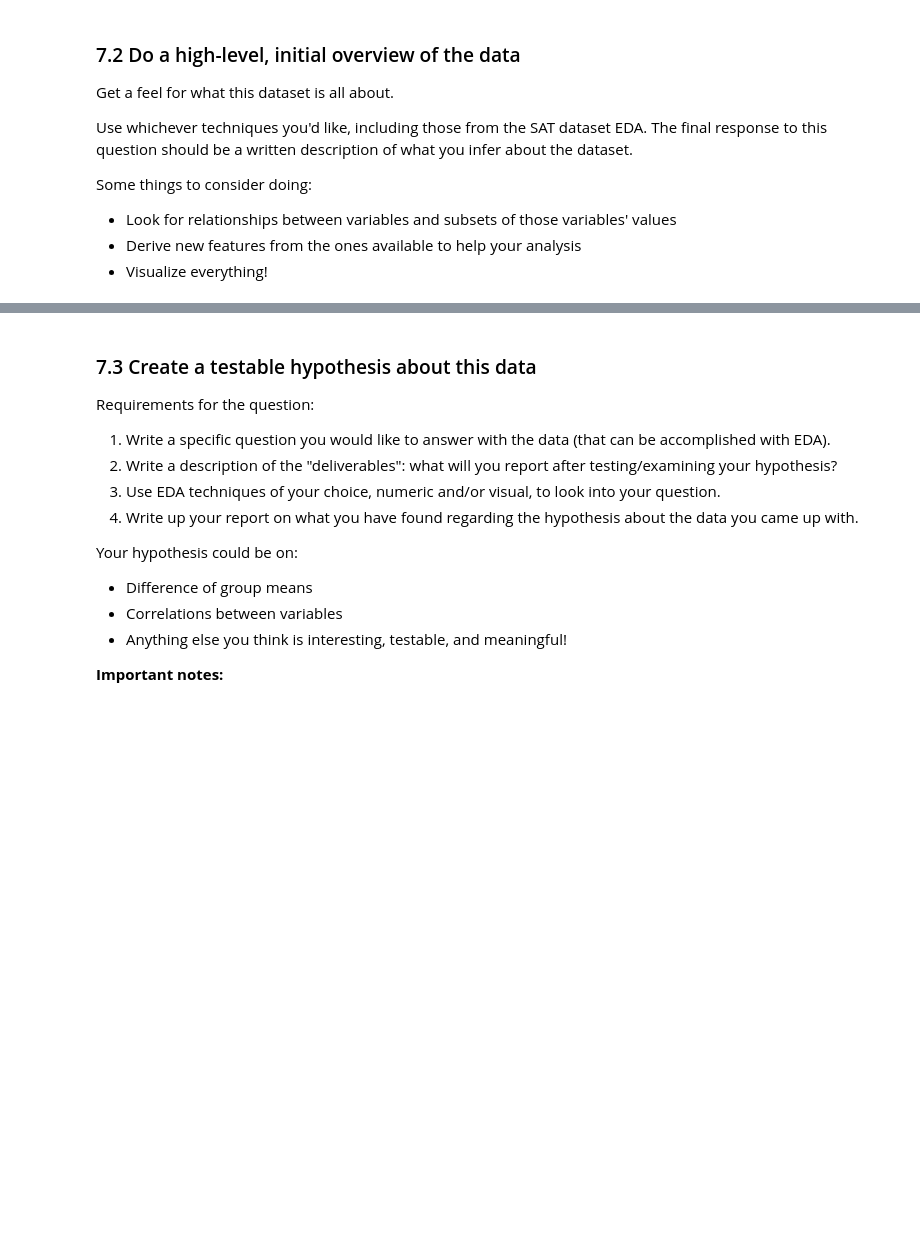
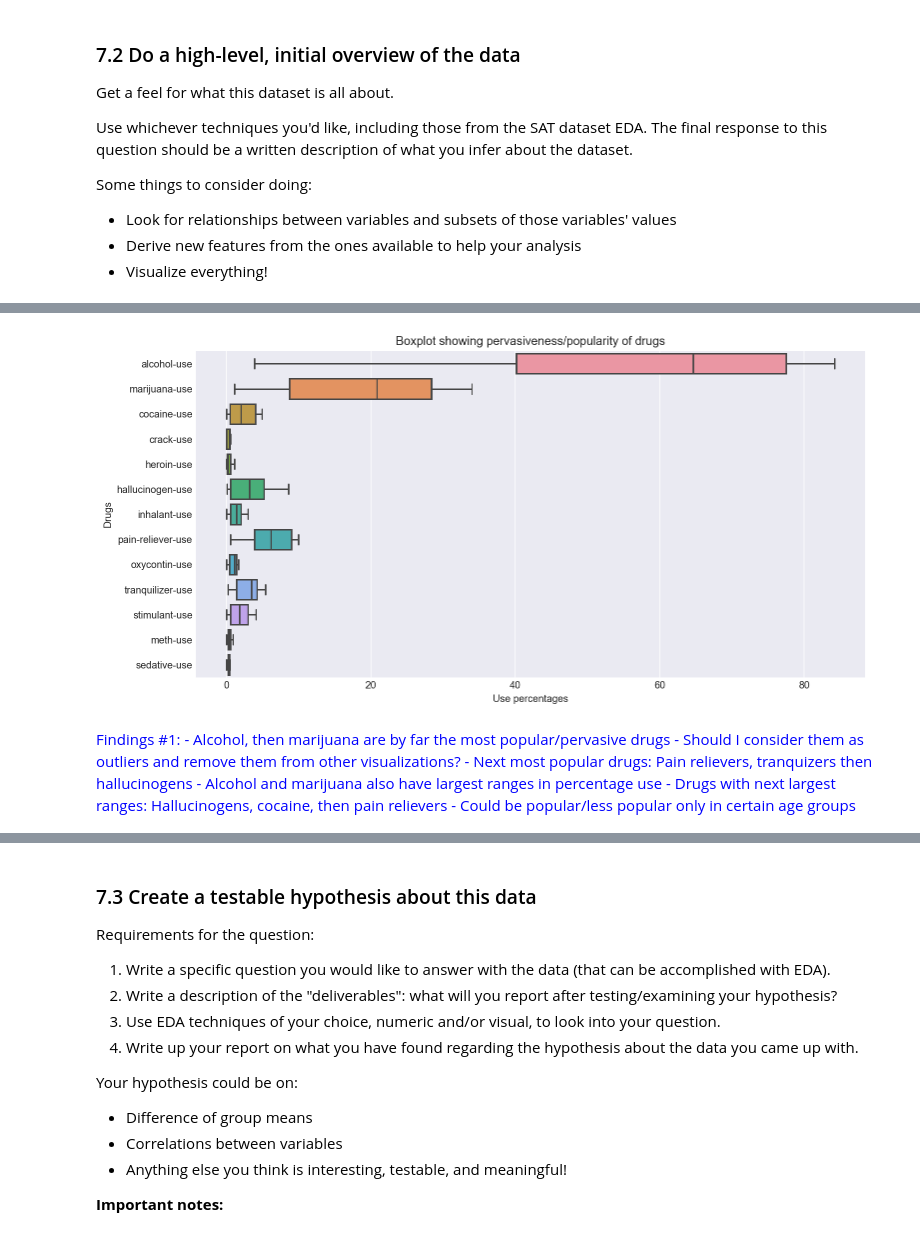
Before and after one commit to AngC187/jt-dsi-projects, a Jupyter notebook: project-two/project-02-v2-starter-code.ipynb, the cells around one changed output, grey strips where cells are left out. Saved outputs shown, nothing was run; the diff lists cells and outputs as text; code cells hidden in the pictures; blank space fills up the shorter version.

```diff
--- a/project-two/project-02-v2-starter-code.ipynb
+++ b/project-two/project-02-v2-starter-code.ipynb
@@ -564,0 +719,13 @@ drug_df[~ drug_df["meth-frequency"].str.replace(".", "").str.isnumeric()][["age"
+# %%
+# 4. Split `drug_df` to `use_df` and `freq_df`:
+
+# 4a. Get indices for use and frequency columns:
+freq_columns = [index for index in range(4, 30) if index % 2]
+use_columns = [index for index in range(4, 30) if index % 2 == 0]
+
+# 4b. Split drug_df by "*-use" and "*-frequency" columns:
+freq_df = drug_df.iloc[:, :4].join(drug_df.iloc[:, freq_columns])
+use_df = drug_df.iloc[:, :4].join(drug_df.iloc[:, use_columns])
+
+# 4c. Check:
+use_df.head()
@@ -576,0 +995,27 @@ Some things to consider doing:
+# %%
+# 1. Boxplot of summary "*-use" for all age groups
+#     -  Amongst all age groups, which drugs have the highest median use percentage (i.e. are most pervasive/popular)?
+#     -  Amongst all age groups, which drugs have the largest range in use percentage (i.e. have the largest variation in use amongst age groups)?
+#     -  Amongst all age groups, which drugs have outlying use percentages (i.e. are extremely popular only in certain age groups)?
+
+# Use `use_df` as data
+
+plt.figure(figsize=(12, 6))
+sns.set_style("darkgrid")
+sns.boxplot(data=use_df.iloc[:, 4:], orient="h")
+plt.title('Boxplot showing pervasiveness/popularity of drugs')
+plt.xlabel('Use percentages')
+plt.ylabel('Drugs')
+plt.show()
+# %% [output]
+[figure, added]
+# %% [markdown]
+<span style="color:blue">
+Findings #1:
+-  Alcohol, then marijuana are by far the most popular/pervasive drugs
+    -  Should I consider them as outliers and remove them from other visualizations?
+-  Next most popular drugs: Pain relievers, tranquizers then hallucinogens
+-  Alcohol and marijuana also have largest ranges in percentage use
+- Drugs with next largest ranges: Hallucinogens, cocaine, then pain relievers
+    - Could be popular/less popular only in certain age groups
+</span>
```
Also changed, not shown: parts of 114 cells of this notebook.
